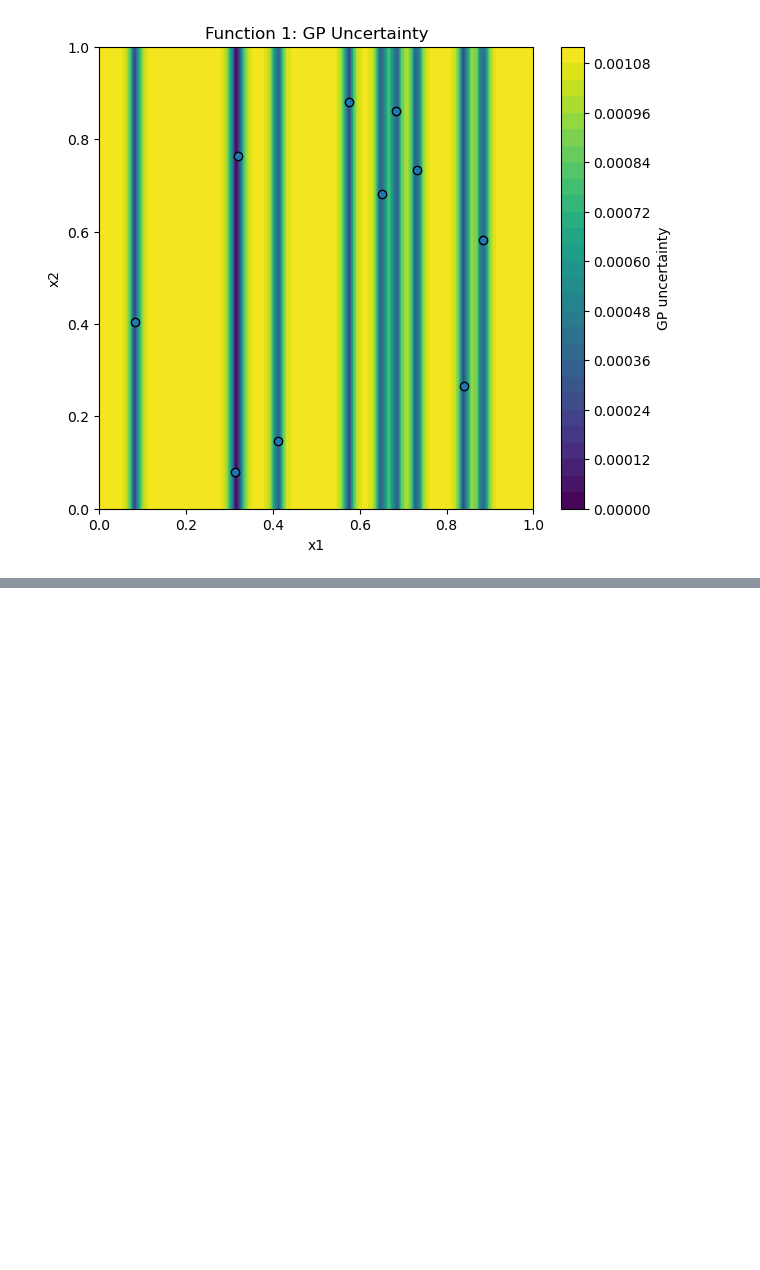
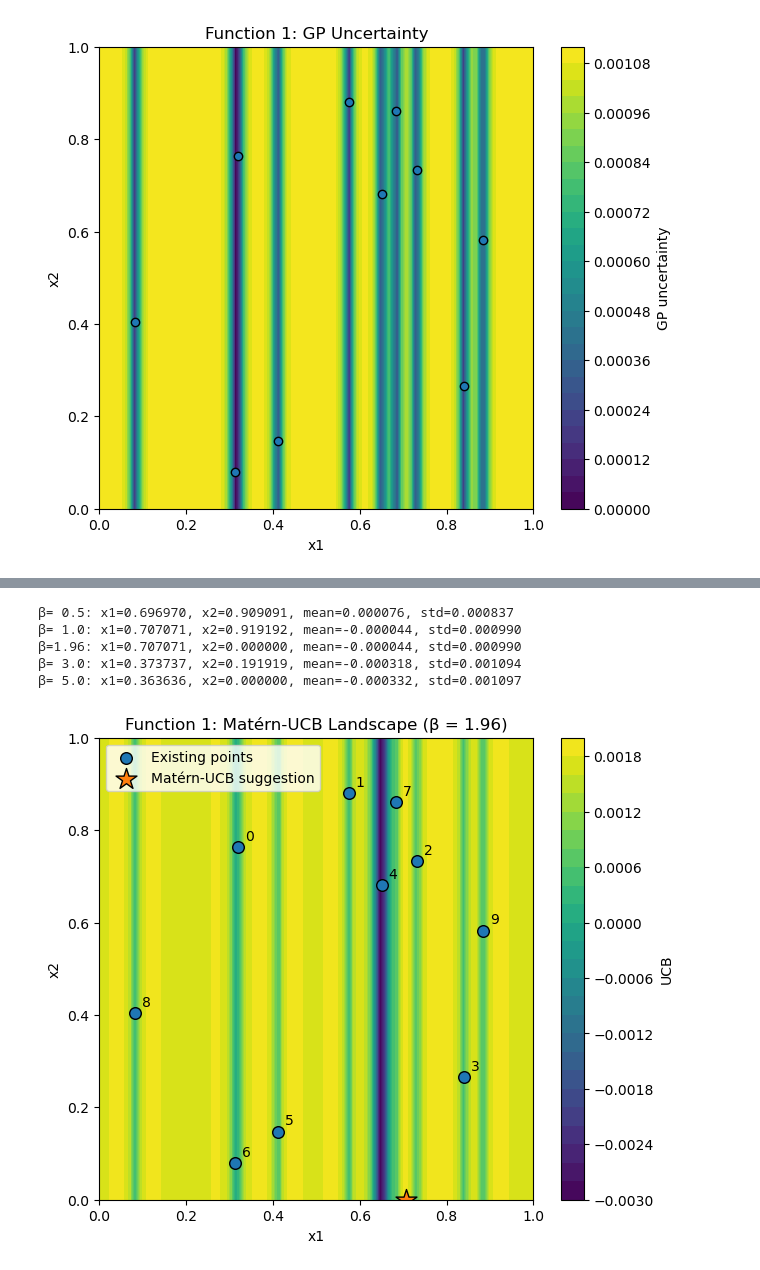
Before and after one commit to mkamar17/bbocapstone, a Jupyter notebook: project/stage-two/initial_data/function_1/function_1_analysis.ipynb, the cells around one changed output, grey strips where cells are left out. Cells and saved outputs as stored; diff of their text form; code cells hidden in the pictures; blank space fills up the shorter version.

Commit message:
completed function 1 analysis and have decided on a point to query

```diff
--- a/project/stage-two/initial_data/function_1/function_1_analysis.ipynb
+++ b/project/stage-two/initial_data/function_1/function_1_analysis.ipynb
@@ -144,0 +147,7 @@ plt.show()
+# %%
+beta = 1.96
+
+ucb = mean + beta * std
+
+best_index = np.argmax(ucb)
+suggested_point = grid_points[best_index]
@@ -144,0 +174,71 @@ plt.show()
+# %%
+beta_values = [0.5, 1.0, 1.96, 3.0, 5.0]
+
+for beta in beta_values:
+    ucb_beta = mean + beta * std
+    idx = np.argmax(ucb_beta)
+    point = grid_points[idx]
+
+    print(
+        f"β={beta:>4}: "
+        f"x1={point[0]:.6f}, "
+        f"x2={point[1]:.6f}, "
+        f"mean={mean[idx]:.6f}, "
+        f"std={std[idx]:.6f}"
+    )
+# %% [output]
+β= 0.5: x1=0.696970, x2=0.909091, mean=0.000076, std=0.000837
+β= 1.0: x1=0.707071, x2=0.919192, mean=-0.000044, std=0.000990
+β=1.96: x1=0.707071, x2=0.000000, mean=-0.000044, std=0.000990
+β= 3.0: x1=0.373737, x2=0.191919, mean=-0.000318, std=0.001094
+β= 5.0: x1=0.363636, x2=0.000000, mean=-0.000332, std=0.001097
+# %%
+plt.figure(figsize=(7, 6))
+
+# Plot the Matérn UCB landscape
+plt.contourf(
+    xx1,
+    xx2,
+    ucb.reshape(xx1.shape),
+    levels=30
+)
+
+plt.colorbar(label="UCB")
+
+# Plot the 10 existing observations
+plt.scatter(
+    df["x1"],
+    df["x2"],
+    edgecolor="black",
+    s=70,
+    label="Existing points"
+)
+
+# Plot the Matérn-UCB recommendation
+plt.scatter(
+    suggested_point[0],
+    suggested_point[1],
+    marker="*",
+    s=250,
+    edgecolor="black",
+    label="Matérn-UCB suggestion"
+)
+
+# Label the existing observations 0–9
+for i, row in df.iterrows():
+    plt.annotate(
+        str(i),
+        (row["x1"], row["x2"]),
+        xytext=(5, 5),
+        textcoords="offset points"
+    )
+
+plt.xlabel("x1")
+plt.ylabel("x2")
+plt.xlim(0, 1)
+plt.ylim(0, 1)
+plt.title("Function 1: Matérn-UCB Landscape (β = 1.96)")
+plt.legend()
+plt.show()
+# %% [output]
+[figure, added]
```
Also changed, not shown: parts of 27 cells of this notebook.
